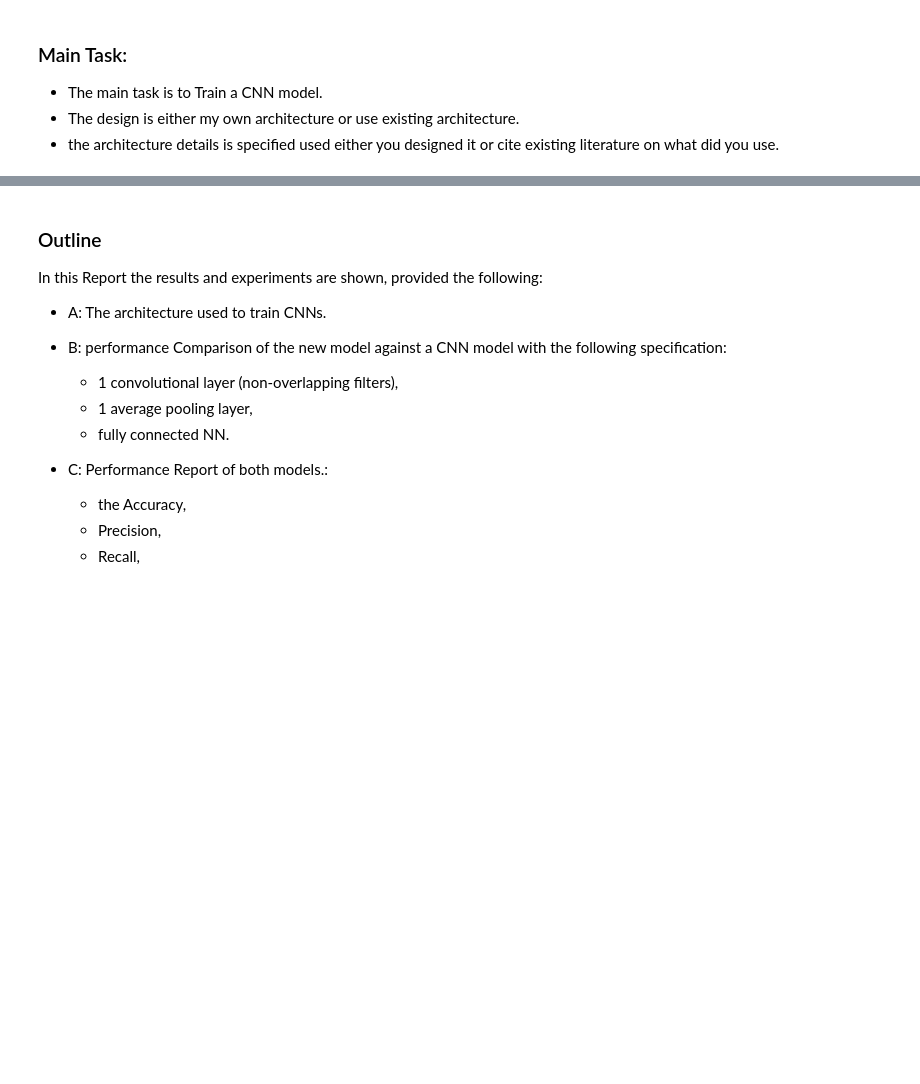
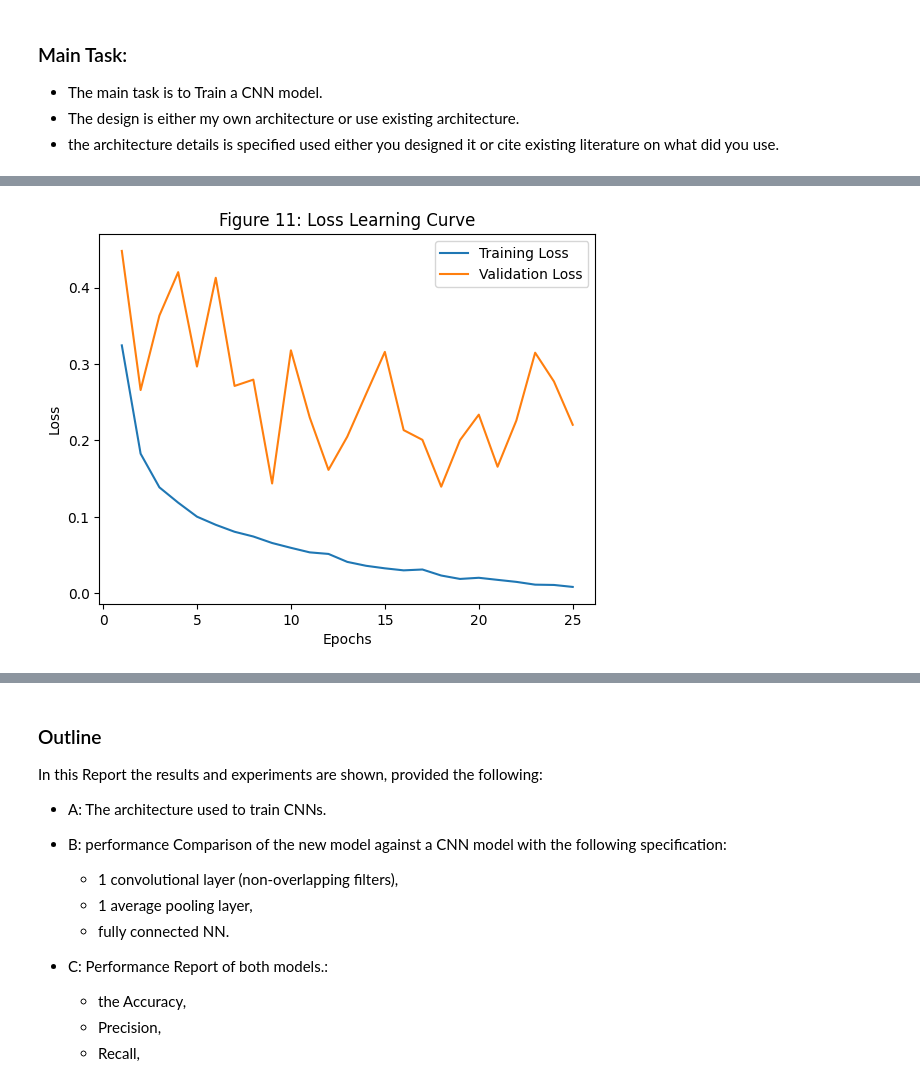
Before and after one commit to sondosaabed/Pneumonia-Classification-CNN, a Jupyter notebook: Pneumonia-Classification-CNN.ipynb, the cells around one changed output, grey strips where cells are left out. Drawn from its saved outputs; the diff is of its cells as text; code cells hidden in the pictures; blank space fills up the shorter version.

```diff
--- a/Pneumonia-Classification-CNN.ipynb
+++ b/Pneumonia-Classification-CNN.ipynb
@@ -223,0 +269,2 @@ plt.legend()
+# %%
+le = LabelEncoder() ## will be using the same encoder
@@ -223,0 +304,6 @@ plt.legend()
+# %%
+
+# Prepare each split
+X_train, y_train = prepare_dataset(train_df, le, is_training=True)
+X_val, y_val     = prepare_dataset(val_df, le, is_training=False)
+X_test, y_test   = prepare_dataset(test_df, le, is_training=False)
@@ -229,0 +419,14 @@ plt.legend()
+# %%
+training_loss = history.history['loss']
+validation_loss = history.history['val_loss']
+epochs = range(1, len(training_loss) + 1)
+
+plt.plot(epochs, training_loss, label='Training Loss')
+plt.plot(epochs, validation_loss, label='Validation Loss')
+plt.title('Figure 11: Loss Learning Curve')
+plt.xlabel('Epochs')
+plt.ylabel('Loss')
+plt.legend()
+plt.show()
+# %% [output]
+[figure, added]
```
Also changed, not shown: parts of 18 cells of this notebook.
